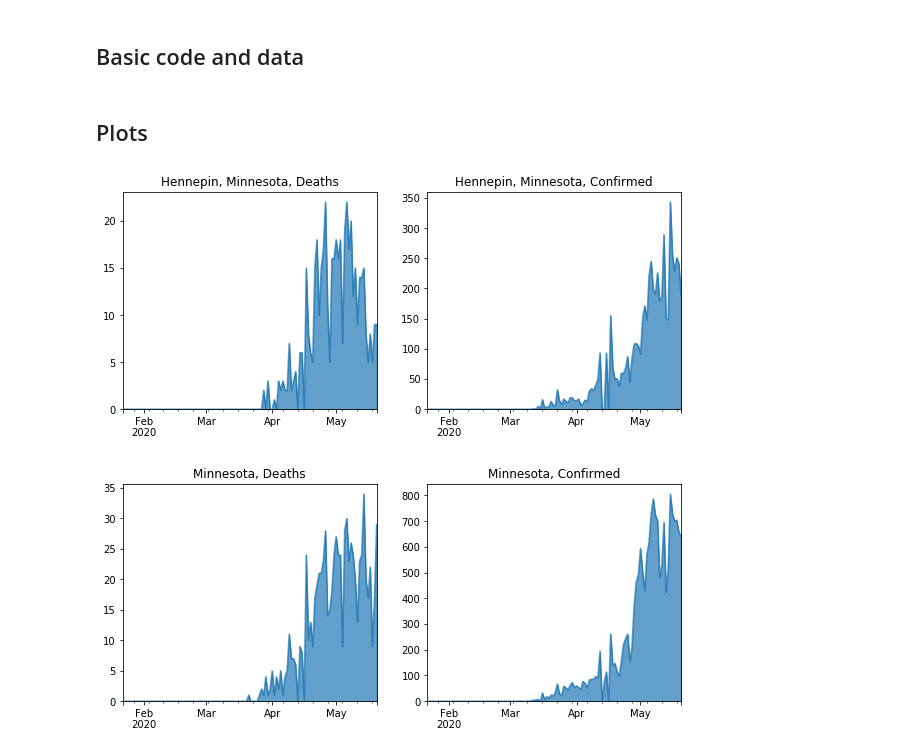
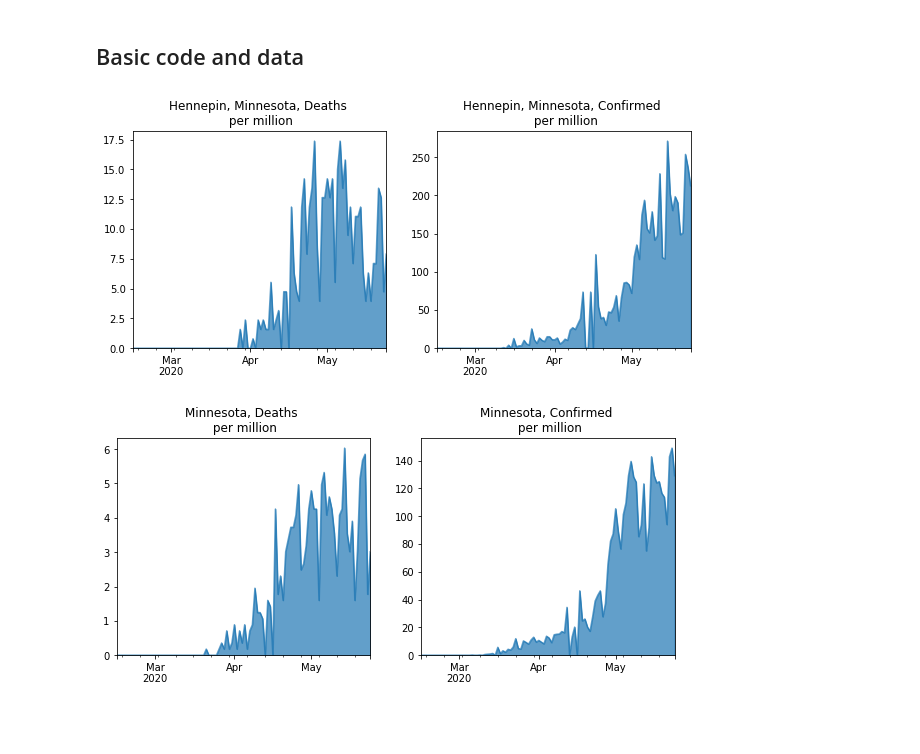
Before and after one commit to manuelamador/covid_19_tracker, a Jupyter notebook: covid19.ipynb, the cells around one changed output. Saved outputs shown, nothing was run; the diff lists cells and outputs as text; code cells hidden in the pictures; blank space fills up the shorter version.

```diff
--- a/covid19.ipynb
+++ b/covid19.ipynb
@@ -13,4 +15,15 @@ global_confirmed = pd.read_csv(header + "time_series_covid19_confirmed_global.cs
 global_deaths = pd.read_csv(header + "time_series_covid19_deaths_global.csv")
 us_deaths = pd.read_csv(header + "time_series_covid19_deaths_US.csv")
 us_confirmed = pd.read_csv(header + "time_series_covid19_confirmed_US.csv")
+# %%
+START_DATE = pd.to_datetime('Feb 15, 2020')
+
+# converting JHU names to World Bank names
+WB_ISO2_CODES = {
+    "Korea, South": "KR"
+}
+
+COUNTRIES = {}
+for i in global_confirmed["Country/Region"]:
+    COUNTRIES[i] = None
 # %%
@@ -68,10 +110,8 @@ def plot_global_list(ls):
-# %% [markdown]
-## Plots
 # %%
-plot_county("Hennepin", "Minnesota")
+plot_county_pc("Hennepin", "Minnesota")
 # %% [output]
-[figure, old version]
+[figure, new version]
 # %%
-plot_state("Minnesota")
+plot_state_pc("Minnesota")
 # %% [output]
-[figure, old version]
+[figure, new version]
```
Also changed, not shown: parts of 9 cells of this notebook, 1 other file.
